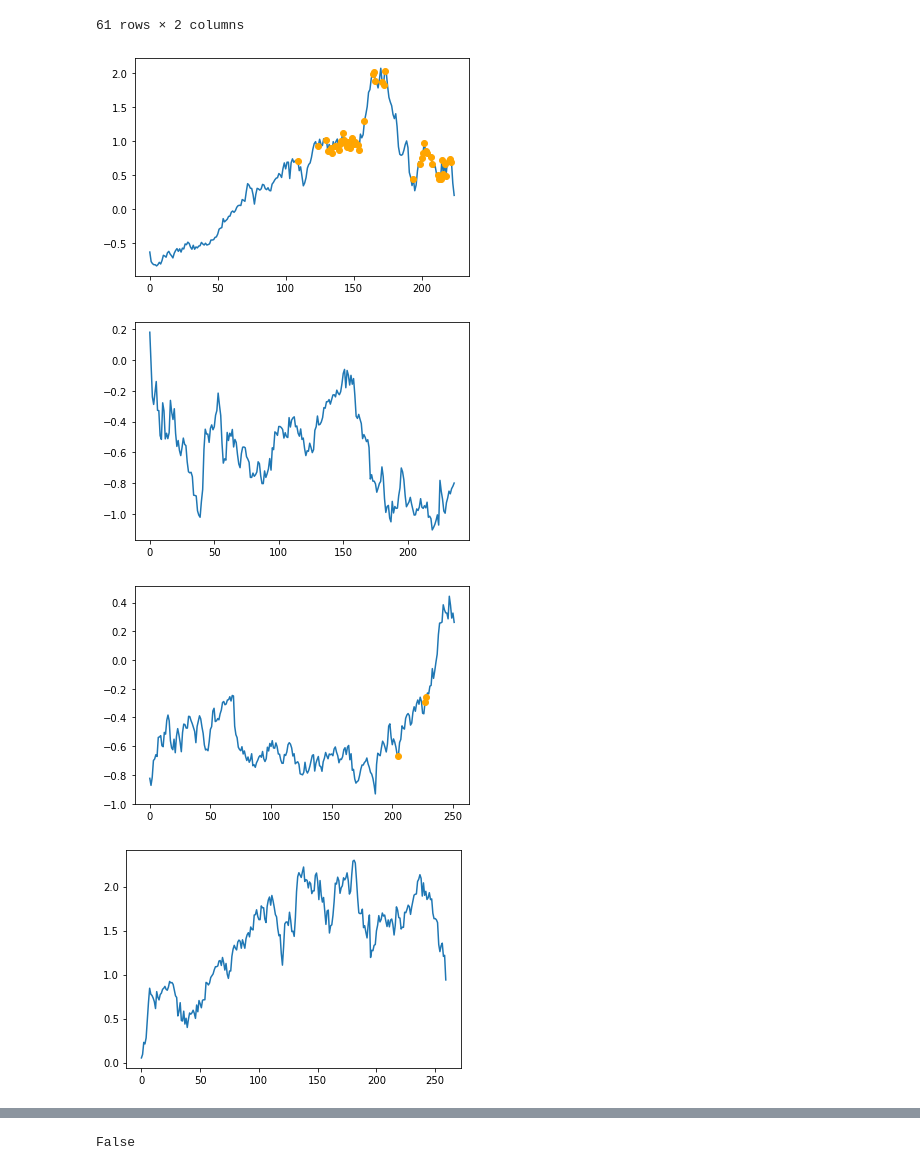
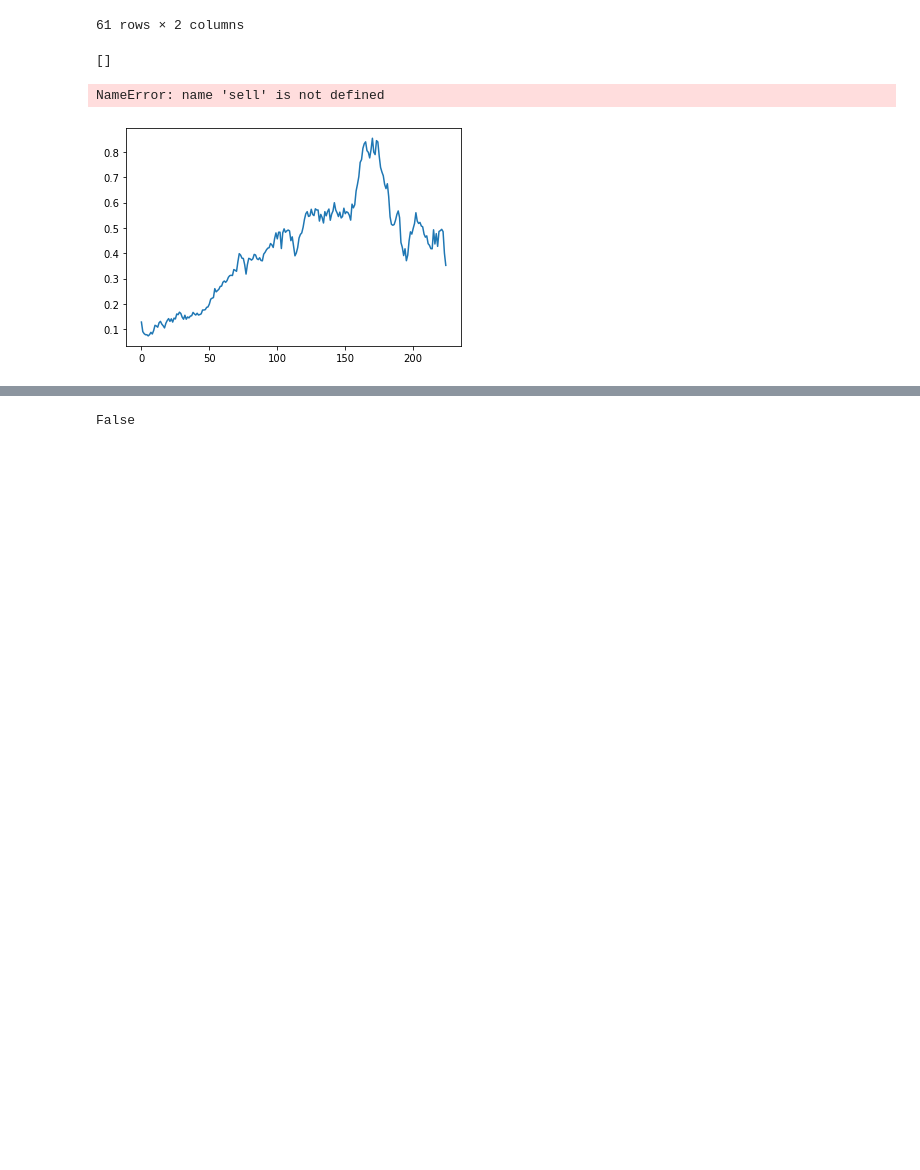
Before and after one commit to evanlipton/EENG439_CornPredictions, a Jupyter notebook: Data_Cleaning-Copy1.ipynb, the cells around one changed output, grey strips where cells are left out. Cells and saved outputs as stored; diff of their text form; code cells hidden in the pictures; blank space fills up the shorter version.

```diff
--- a/Data_Cleaning-Copy1.ipynb
+++ b/Data_Cleaning-Copy1.ipynb
@@ -796,31 +814,32 @@ pd.read_csv('ResNet18-2008.csv')
 # %%
 for key in matrices_dict.keys():
     file_name = str('ResNet18-' + str(key) + '.csv')
 
     total = reduce(lambda x,y: x.append(y), matrices_dict[key])
     total = total.drop_duplicates().iloc[21:,:]
     total = total.reset_index(drop=True)
     #print(list(total['Days Since Harvest']))
     try:
         sells = list(pd.read_csv(file_name)['Date'])
-        #print(sells)
+        print(sells)
 
     except:
         sells = [0]
 
     plt.plot(total['Close'])
 
     sell_days = list(total['Days Since Harvest']).index(float(sell))
     sell_prices = total['Close'][list(total['Days Since Harvest']).index(float(sell))]
 
     for sell in sells:
+        sell_days = list(total['Days Since Harvest']).index(float(sell))
+        sell_prices = total['Close'][list(total['Days Since Harvest']).index(float(sell))]
         try:
             plt.plot(sell_days, sell_prices, marker = 'o', color = 'orange')
         except:
             pass
     plt.show()
 # %% [output]
+[]
+NameError: name 'sell' is not defined
-[figure, old version]
+[figure, new version]
-[figure, removed]
-[figure, removed]
-[figure, removed]
```
Also changed, not shown: parts of 4 cells of this notebook, 1 other file.
